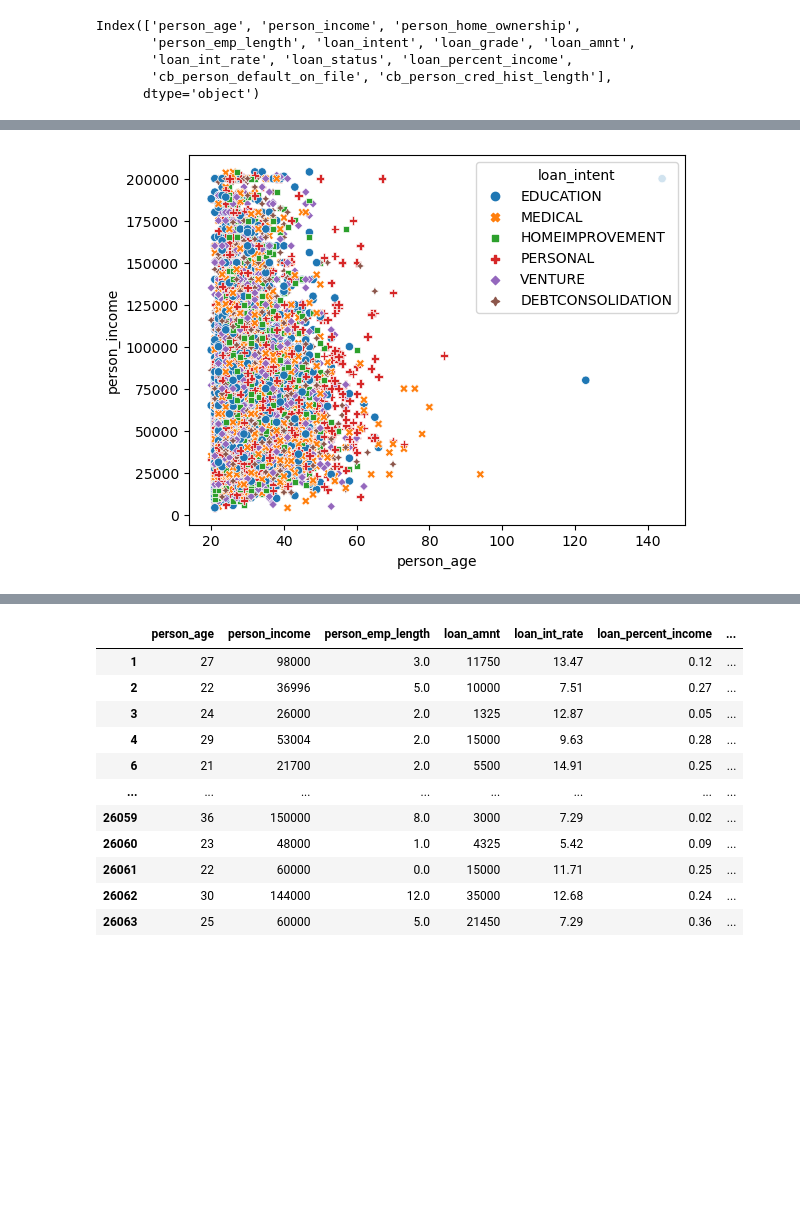
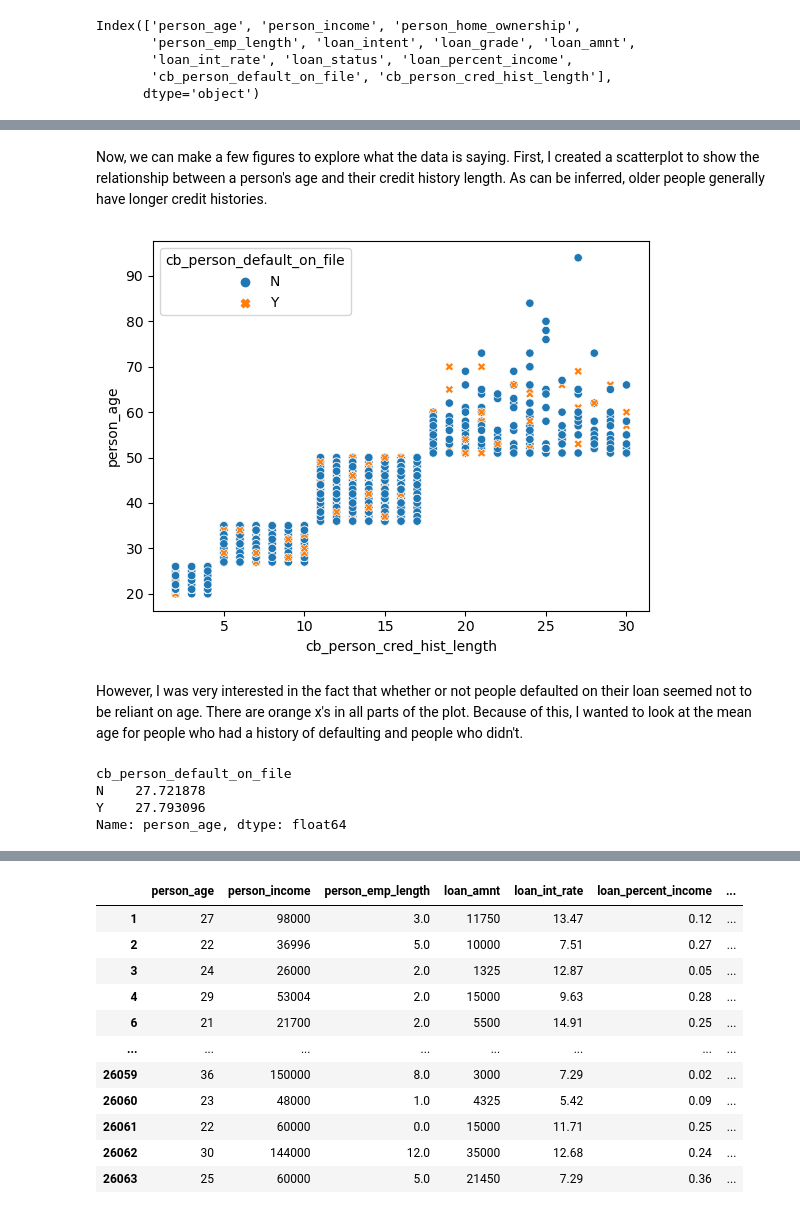
Before and after one commit to ellisterling/ellisterling.github.io, a Jupyter notebook: posts/ADS/index.ipynb, the cells around one changed output, grey strips where cells are left out. Cells and saved outputs as stored; diff of their text form; code cells hidden in the pictures; blank space fills up the shorter version.

```diff
--- a/posts/ADS/index.ipynb
+++ b/posts/ADS/index.ipynb
@@ -40,4 +31,17 @@ p6 = sns.barplot(df_train, x = "person_emp_length", y = "loan_intent")
-# %%
-p4 = sns.scatterplot(df_train[df_train['person_emp_length'] < 100][df_train['person_income'] < 205000], x = "person_age", y = 'person_income', hue = "loan_intent", style = "loan_intent")
-# %% [output]
-[figure, removed]
+# %% [markdown]
+Now, we can make a few figures to explore what the data is saying. First, I created a scatterplot to show the relationship between a person's age and their credit history length. As can be inferred, older people generally have longer credit histories.
+# %%
+fig, ax = plt.subplots(1, 1)
+# cut out the huge outlier--person making 6m/yr--so that we can see patterns more clearly
+p1 = sns.scatterplot(df_train[df_train["person_age"] < 100], x = "cb_person_cred_hist_length", y = 'person_age', hue = 'cb_person_default_on_file', style = 'cb_person_default_on_file')
+# %% [output]
+[figure, added]
+# %% [markdown]
+However, I was very interested in the fact that whether or not people defaulted on their loan seemed not to be reliant on age. There are orange x's in all parts of the plot. Because of this, I wanted to look at the mean age for people who had a history of defaulting and people who didn't.
+# %%
+df_train.groupby("cb_person_default_on_file")["person_age"].mean()
+# %% [output]
+cb_person_default_on_file
+N    27.721878
+Y    27.793096
+Name: person_age, dtype: float64
```
Also changed, not shown: parts of 21 cells of this notebook, 20 other files.
